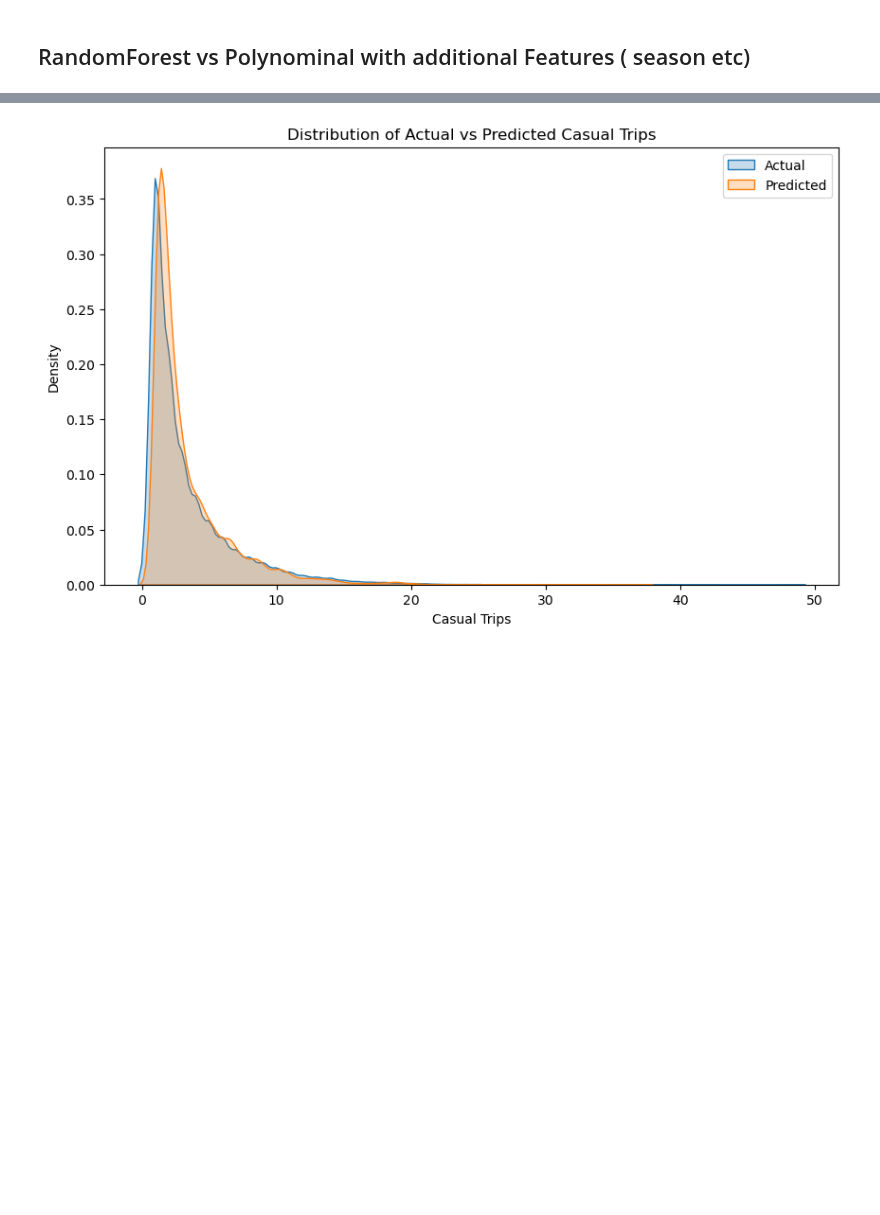
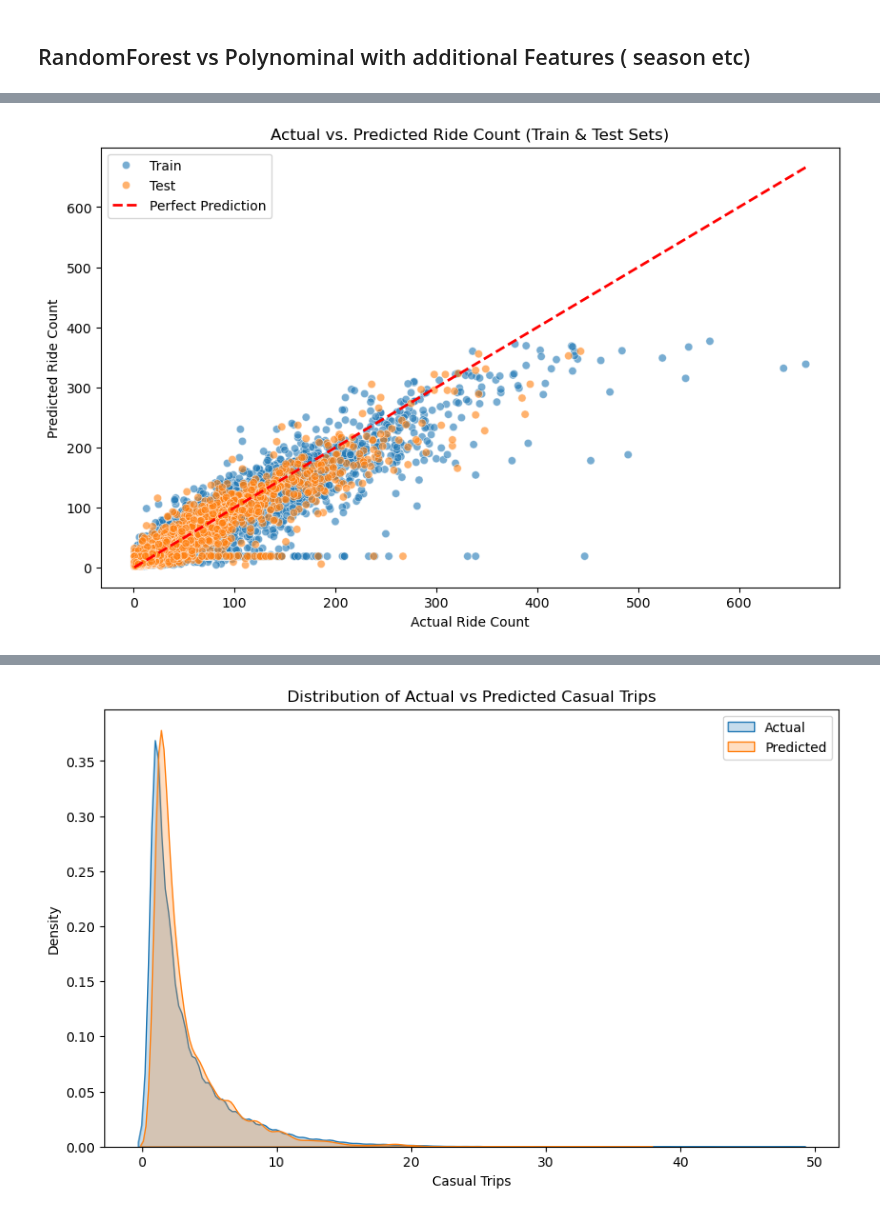
Before and after one commit to rakeshtparayil/capital_bike_share, a Jupyter notebook: capital_bike_share_demand_forecasting.ipynb, the cells around one changed output, grey strips where cells are left out. Saved outputs shown, nothing was run; the diff lists cells and outputs as text; code cells hidden in the pictures; blank space fills up the shorter version.

```diff
--- a/capital_bike_share_demand_forecasting.ipynb
+++ b/capital_bike_share_demand_forecasting.ipynb
@@ -152,15 +151,3 @@ memory usage: 365.0 MB
-# %%
-## Feature enginnering
-bike_master_clean_2023['ride_duration'] = (bike_master_clean_2023['ended_at'] - bike_master_clean_2023['started_at']).dt.total_seconds() / 60
-bike_master_clean_2023['day_of_week'] = bike_master_clean_2023['started_at'].dt.dayofweek
-bike_master_clean_2023['is_weekend'] = (bike_master_clean_2023['day_of_week'] >= 5).astype(int)
-
-
-# Station Popularity Calculation
-for col in ['start_station_name', 'end_station_name']:
-    popularity = bike_master_clean_2023[col].value_counts().reset_index()
-    popularity.columns = [col, f'{col}_popularity']
-    bike_master_clean_2023 = bike_master_clean_2023.merge(popularity, on=col, how='left', suffixes=('', '_dup'))
 # %% [markdown]
 ## Simple Model - Random Forest
 # %%
@@ -435,0 +439,18 @@ R^2 Score: 0.9889247777661166
+# %%
+# Create a DataFrame for visualization
+train_df = pd.DataFrame({'Actual': y_train, 'Predicted': y_train_pred, 'Dataset': 'Train'})
+test_df = pd.DataFrame({'Actual': y_test, 'Predicted': y_test_pred, 'Dataset': 'Test'})
+plot_df = pd.concat([train_df, test_df])
+
+# Plot using seaborn
+plt.figure(figsize=(10, 6))
+sns.scatterplot(data=plot_df, x='Actual', y='Predicted', hue='Dataset', alpha=0.6)
+plt.plot([plot_df['Actual'].min(), plot_df['Actual'].max()],
+         [plot_df['Actual'].min(), plot_df['Actual'].max()], 'r--', lw=2, label="Perfect Prediction")
+plt.xlabel("Actual Ride Count")
+plt.ylabel("Predicted Ride Count")
+plt.title("Actual vs. Predicted Ride Count (Train & Test Sets)")
+plt.legend()
+plt.show()
+# %% [output]
+[figure, added]
```
Also changed, not shown: parts of 15 cells of this notebook.
